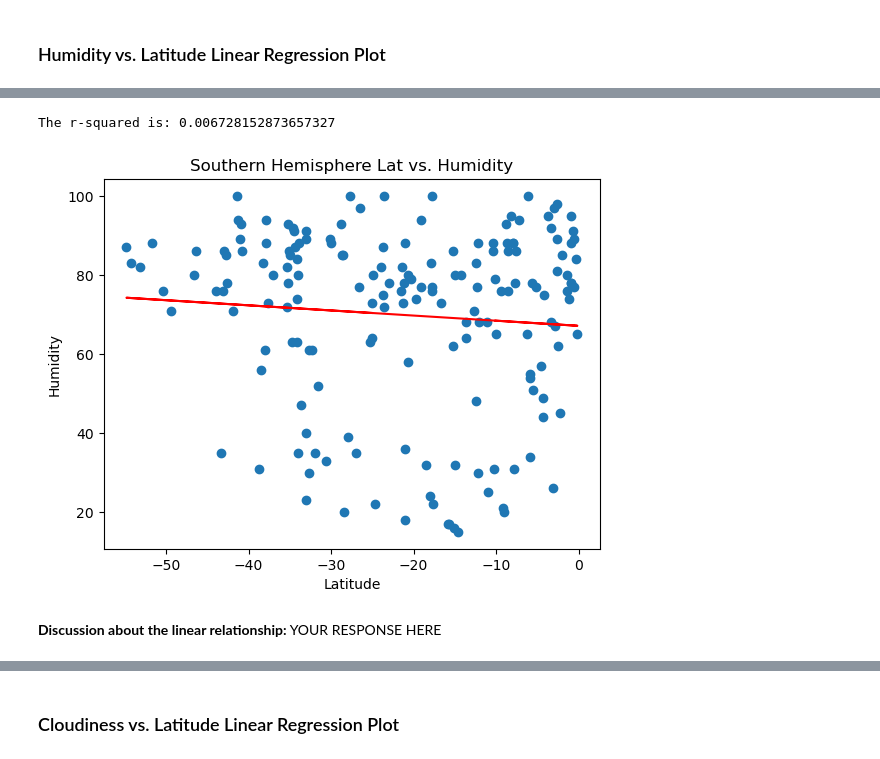
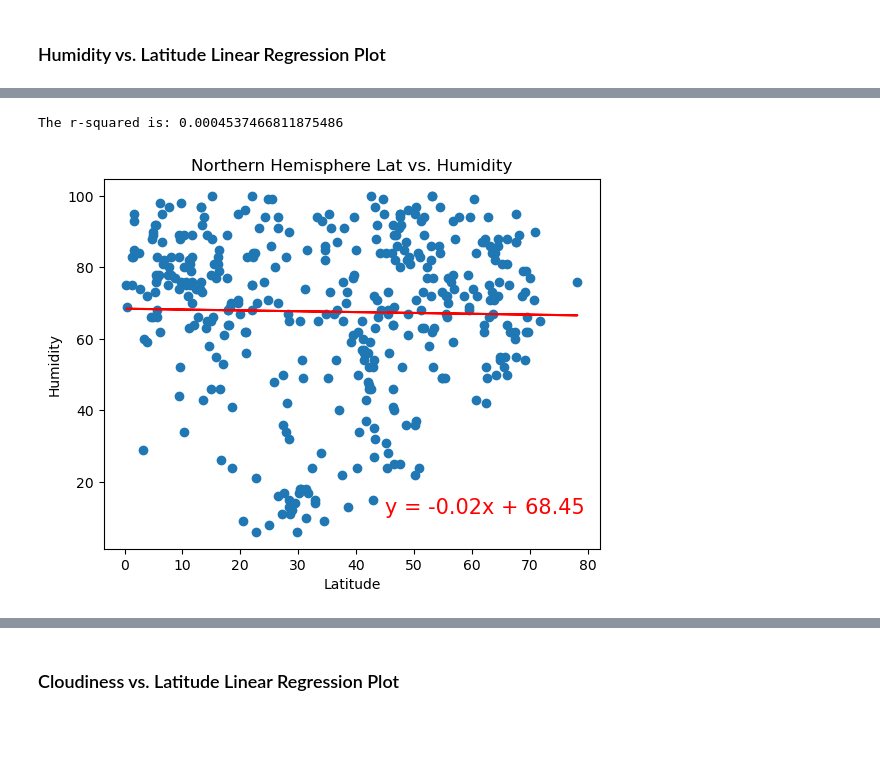
Before and after one commit to colca6/python-api-challenge, a Jupyter notebook: starter_code/WeatherPy.ipynb, the cells around one changed output, grey strips where cells are left out. Cells and saved outputs as stored; diff of their text form; code cells hidden in the pictures; blank space fills up the shorter version.

```diff
--- a/starter_code/WeatherPy.ipynb
+++ b/starter_code/WeatherPy.ipynb
@@ -412,20 +363,14 @@ The r-squared is: 0.004076183829793206
-# %%
-# Southern Hemisphere
-x_values = southern_hemi_df["Lat"]
-y_values = southern_hemi_df["Humidity"]
-(slope, intercept, rvalue, pvalue, stderr) = linregress(x_values, y_values)
-regress_values = x_values * slope + intercept
-line_eq = "y = " + str(round(slope,2)) + "x + " + str(round(intercept,2))
-plt.scatter(x_values,y_values)
-plt.plot(x_values,regress_values,"r-")
-plt.annotate(line_eq,(5.8,0.8),fontsize=15,color="red")
-plt.xlabel("Latitude")
-plt.ylabel("Humidity")
-plt.title("Southern Hemisphere Lat vs. Humidity")
-print(f"The r-squared is: {rvalue**2}")
-plt.show()
-# %% [output]
-The r-squared is: 0.006728152873657327
-[figure, removed]
-# %% [markdown]
-**Discussion about the linear relationship:** YOUR RESPONSE HERE
+# %%
+# Northern Hemisphere
+
+x_values = northern_hemi_df["Lat"]
+y_values = northern_hemi_df["Humidity"]
+coord = (45,11)
+x_latitude = "Latitude"
+y_longitude = "Humidity"
+title = "Northern Hemisphere Lat vs. Humidity"
+
+myfunc(x_values,y_values,coord,x_latitude,y_longitude,title)
+# %% [output]
+The r-squared is: 0.0004537466811875486
+[figure, added]
```
Also changed, not shown: parts of 33 cells of this notebook, 6 other files.
